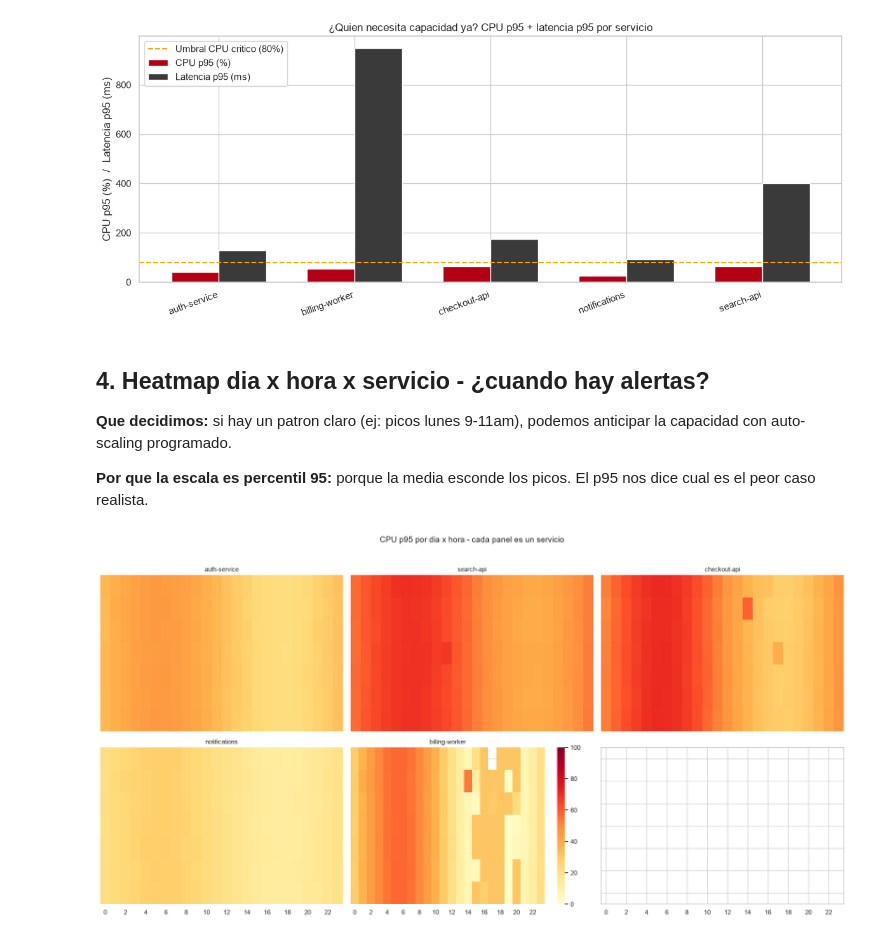
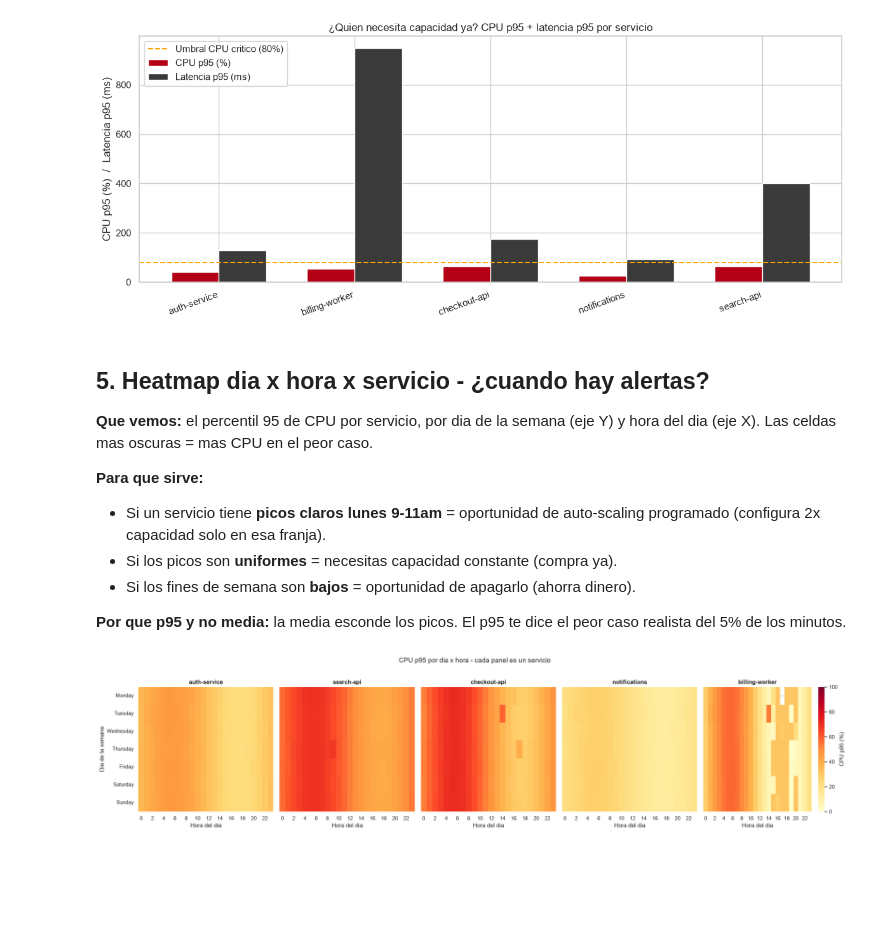
Before and after one commit to amcorrea0/sre-data-analytics, a Jupyter notebook: notebooks/lab1_observabilidad.ipynb, the cells around one changed output. Saved outputs shown, nothing was run; the diff lists cells and outputs as text; code cells hidden in the pictures; blank space fills up the shorter version.

```diff
--- a/notebooks/lab1_observabilidad.ipynb
+++ b/notebooks/lab1_observabilidad.ipynb
@@ -106,32 +130,38 @@ plt.savefig('../html/lab1_fig2_capacity.png', dpi=110, bbox_inches='tight')
 plt.show()
 # %% [output]
 [figure]
-# %% [markdown]
-## 4. Heatmap dia x hora x servicio - ¿cuando hay alertas?
-
-**Que decidimos:** si hay un patron claro (ej: picos lunes 9-11am), podemos anticipar la capacidad con auto-scaling programado.
-
-**Por que la escala es percentil 95:** porque la media esconde los picos. El p95 nos dice cual es el peor caso realista.
+# %% [markdown]
+## 5. Heatmap dia x hora x servicio - ¿cuando hay alertas?
+
+**Que vemos:** el percentil 95 de CPU por servicio, por dia de la semana (eje Y) y hora del dia (eje X). Las celdas mas oscuras = mas CPU en el peor caso.
+
+**Para que sirve:**
+- Si un servicio tiene **picos claros lunes 9-11am** = oportunidad de auto-scaling programado (configura 2x capacidad solo en esa franja).
+- Si los picos son **uniformes** = necesitas capacidad constante (compra ya).
+- Si los fines de semana son **bajos** = oportunidad de apagarlo (ahorra dinero).
+
+**Por que p95 y no media:** la media esconde los picos. El p95 te dice el peor caso realista del 5% de los minutos.
 # %%
 metrics_clean['dow'] = metrics_clean['ts'].dt.day_name()
 metrics_clean['hour'] = metrics_clean['ts'].dt.hour
 dow_order = ['Monday','Tuesday','Wednesday','Thursday','Friday','Saturday','Sunday']
 metrics_clean['dow'] = pd.Categorical(metrics_clean['dow'], categories=dow_order, ordered=True)
 
-fig, axes = plt.subplots(2, 3, figsize=(18, 9), sharey=True, sharex=True)
+# Heatmap en grilla 1 fila x 5 columnas (uno por servicio)
+fig, axes = plt.subplots(1, 5, figsize=(22, 5), sharey=True, sharex=True)
 services_sorted = metrics_clean['service'].value_counts().index.tolist()
-for ax, svc in zip(axes.flatten(), services_sorted):
+for ax, svc in zip(axes, services_sorted):
     sub = metrics_clean[metrics_clean['service'] == svc]
     pivot = sub.pivot_table(index='dow', columns='hour', values='cpu_pct', aggfunc=lambda s: s.quantile(0.95))
-    sns.heatmap(pivot, ax=ax, cmap='YlOrRd', vmin=0, vmax=100, cbar=(svc == services_sorted[-1]))
-    ax.set_title(svc, fontsize=11)
-    ax.set_xlabel('')
-    ax.set_ylabel('')
-    if svc != services_sorted[0]:
-        ax.set_yticklabels([])
+    sns.heatmap(pivot, ax=ax, cmap='YlOrRd', vmin=0, vmax=100,
+                cbar=(svc == services_sorted[-1]),
+                cbar_kws={'label': 'CPU p95 (%)'} if svc == services_sorted[-1] else None)
+    ax.set_title(svc, fontsize=12, fontweight='bold')
+    ax.set_xlabel('Hora del dia')
+    ax.set_ylabel('Dia de la semana' if svc == services_sorted[0] else '')
 fig.suptitle('CPU p95 por dia x hora - cada panel es un servicio', fontsize=14, y=1.02)
 plt.tight_layout()
 plt.savefig('../html/lab1_fig3_heatmap_alerts.png', dpi=110, bbox_inches='tight')
 plt.show()
 # %% [output]
-[figure, old version]
+[figure, new version]
```
Also changed, not shown: parts of 15 cells of this notebook, 28 other files.
